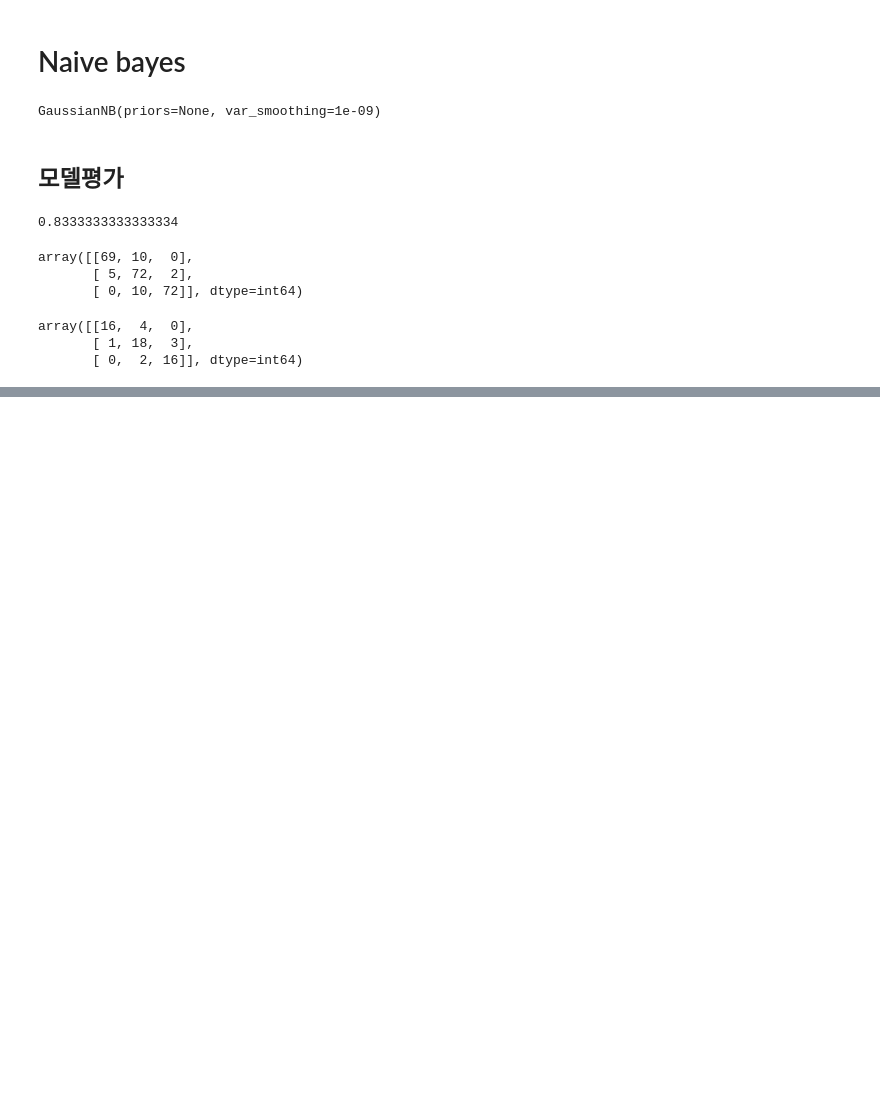
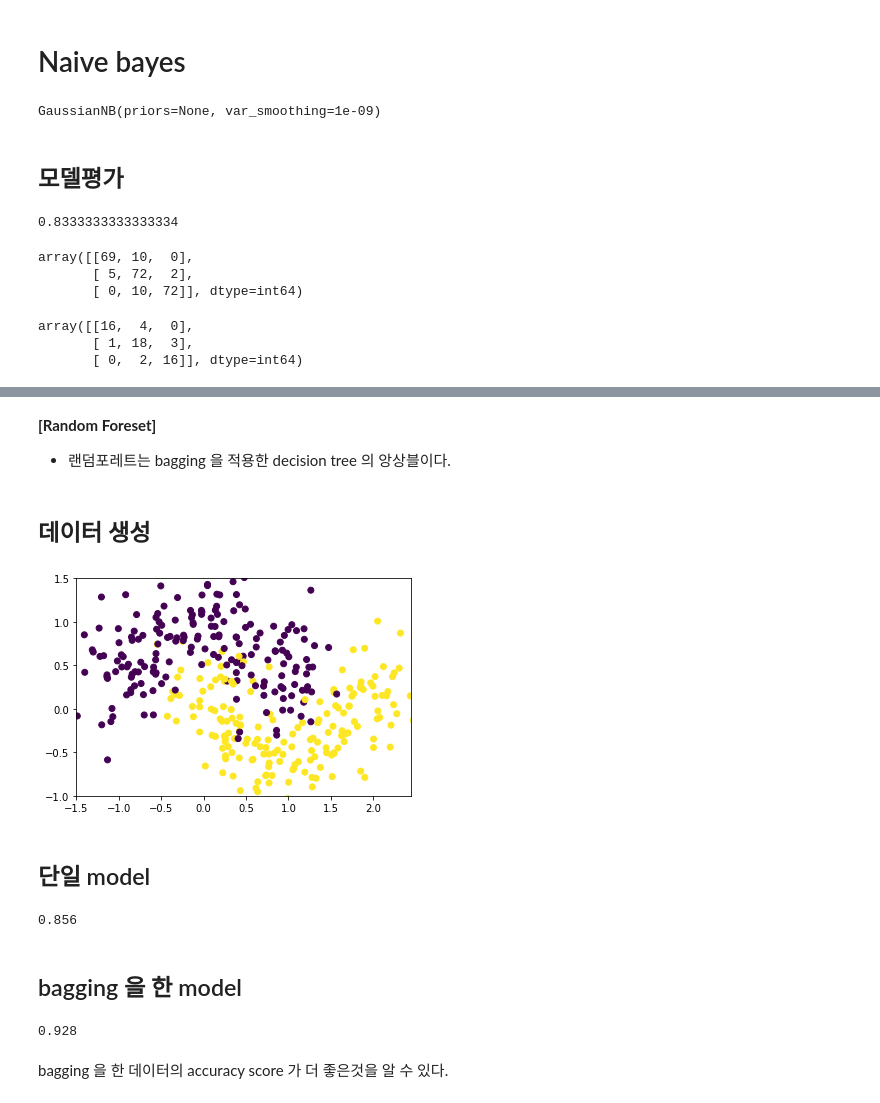
Before and after one commit to hana-dool/Data_Analysis, a Jupyter notebook: [Classification].ipynb, the cells around one changed output, grey strips where cells are left out. Drawn from its saved outputs; the diff is of its cells as text; code cells hidden in the pictures; blank space fills up the shorter version.

```diff
--- a/[Classification].ipynb
+++ b/[Classification].ipynb
@@ -98,0 +526,58 @@ array([[16,  4,  0],
+# %% [markdown]
+**[Random Foreset]**
+- 랜덤포레트는 bagging 을 적용한 decision tree 의 앙상블이다.
+# %% [markdown]
+## 데이터 생성
+# %%
+from sklearn.model_selection import train_test_split
+from sklearn.datasets import make_moons
+import matplotlib.pyplot as plt
+
+X, y = make_moons(n_samples=500, noise=0.30, random_state=42)
+X_train, X_test, y_train, y_test = train_test_split(X, y, random_state=42)
+
+plt.scatter(X_train[:, 0], X_train[:, 1], c=y_train)
+# 각 색깔이 y 다른 y 의 label 을 나타낸다.
+plt.axis([-1.5, 2.45, -1, 1.5]);
+# %% [output]
+[figure, added]
+# %% [markdown]
+## 단일 model
+# %%
+from sklearn.tree import DecisionTreeClassifier
+from sklearn.metrics import accuracy_score
+
+# Single tree
+model_single = DecisionTreeClassifier(random_state=42)
+model_single.fit(X_train, y_train)
+y_pred_tree = model_single.predict(X_test)
+print(accuracy_score(y_test, y_pred_tree))
+# %% [output]
+0.856
+# %% [markdown]
+## bagging 을 한 model
+# %%
+from sklearn.ensemble import BaggingClassifier
+# Many trees (bagging)
+model_bag = BaggingClassifier(
+    DecisionTreeClassifier(random_state=42), n_estimators=500,
+    max_samples=0.2, bootstrap=True, oob_score=True, random_state=42)
+# BaggingClassifier
+# 맨 앞 : 내가 넣을 model
+# n_estimators : 모형의 갯수 The number of base estimators in the ensemble
+#              : (default) 10
+# max_samples : 몇개의(비율의) sample 을 이용해 각 모형들을 구축할 것인가
+#             : (default) 1(즉 원 data 의 수와 똑같이 뽑겟다!)
+# bootstrap : sample 이 복원추출 되었는지
+#           : (default) True
+# obb_score : out-of-bag samples 을 generalization error 를 계산하는것에 사용할것인지
+#           : (default) False
+
+
+model_bag.fit(X_train, y_train)
+y_pred = model_bag.predict(X_test)
+print(accuracy_score(y_test, y_pred))
+# %% [output]
+0.928
+# %% [markdown]
+bagging 을 한 데이터의 accuracy score 가 더 좋은것을 알 수 있다.
```
Also changed, not shown: parts of 57 cells of this notebook, 3 other files.
